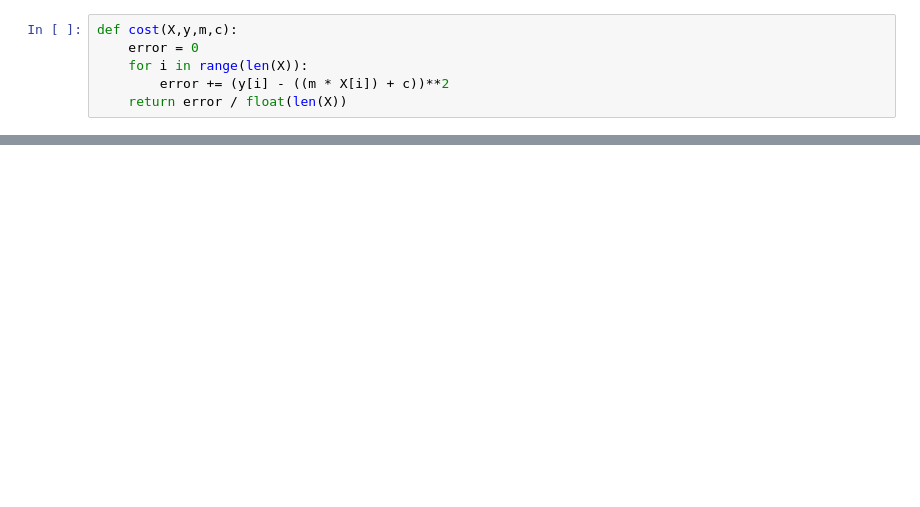
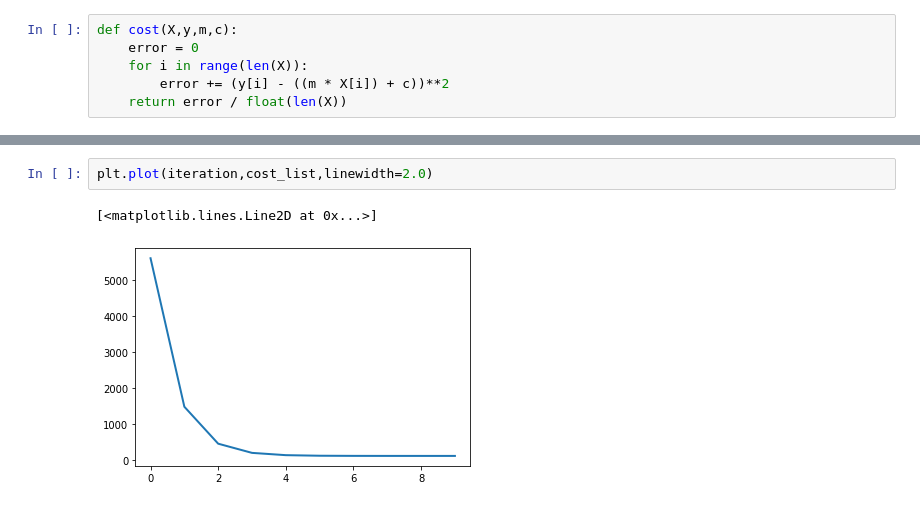
Before and after one commit to yaskh/Statistics, a Jupyter notebook: Linear Regression(gradient_desent).ipynb, the cells around one changed output, grey strips where cells are left out. Drawn from its saved outputs; the diff is of its cells as text; blank space fills up the shorter version.

```diff
--- a/Linear Regression(gradient_desent).ipynb
+++ b/Linear Regression(gradient_desent).ipynb
@@ -109,0 +137,5 @@ print(m,c)
+# %%
+plt.plot(iteration,cost_list,linewidth=2.0)
+# %% [output]
+[<matplotlib.lines.Line2D at 0x...>]
+[figure, added]
```
Also changed, not shown: parts of 14 cells of this notebook.
